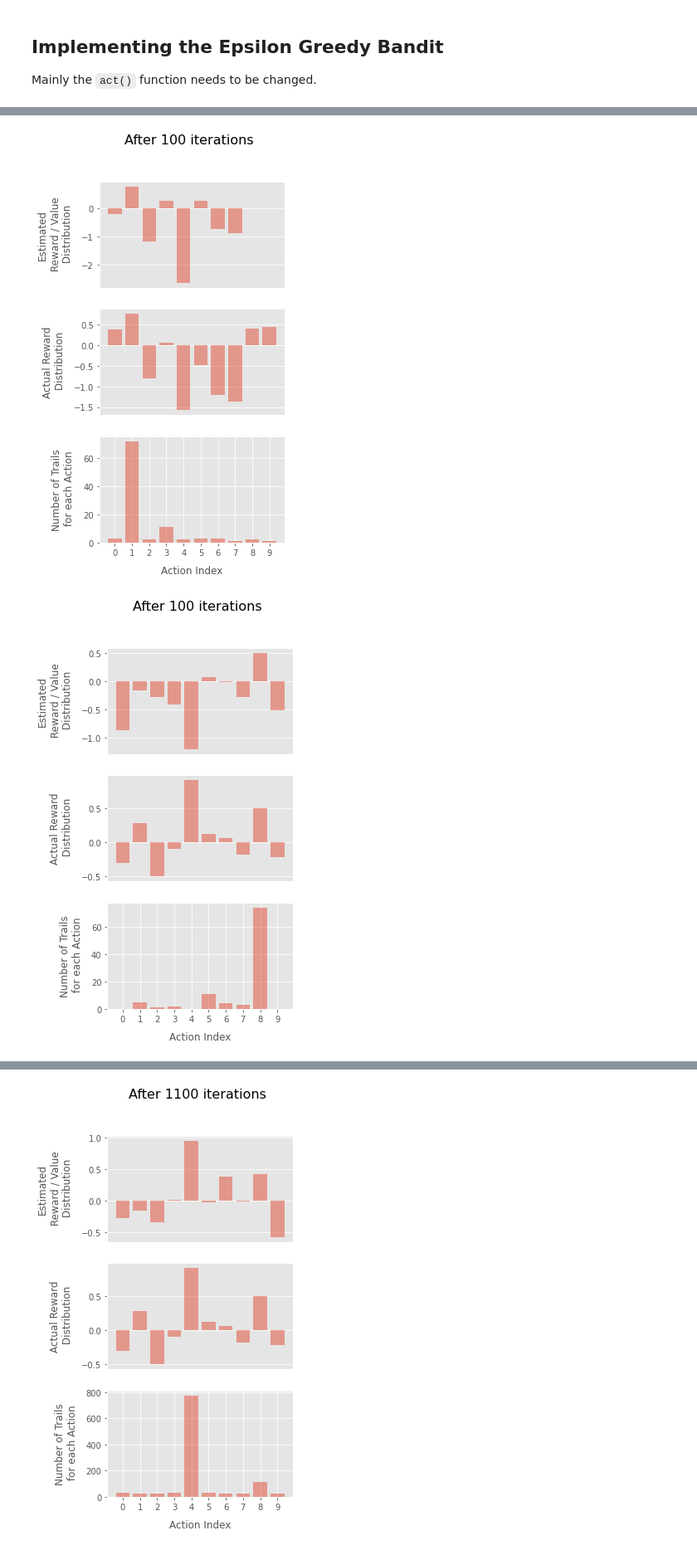
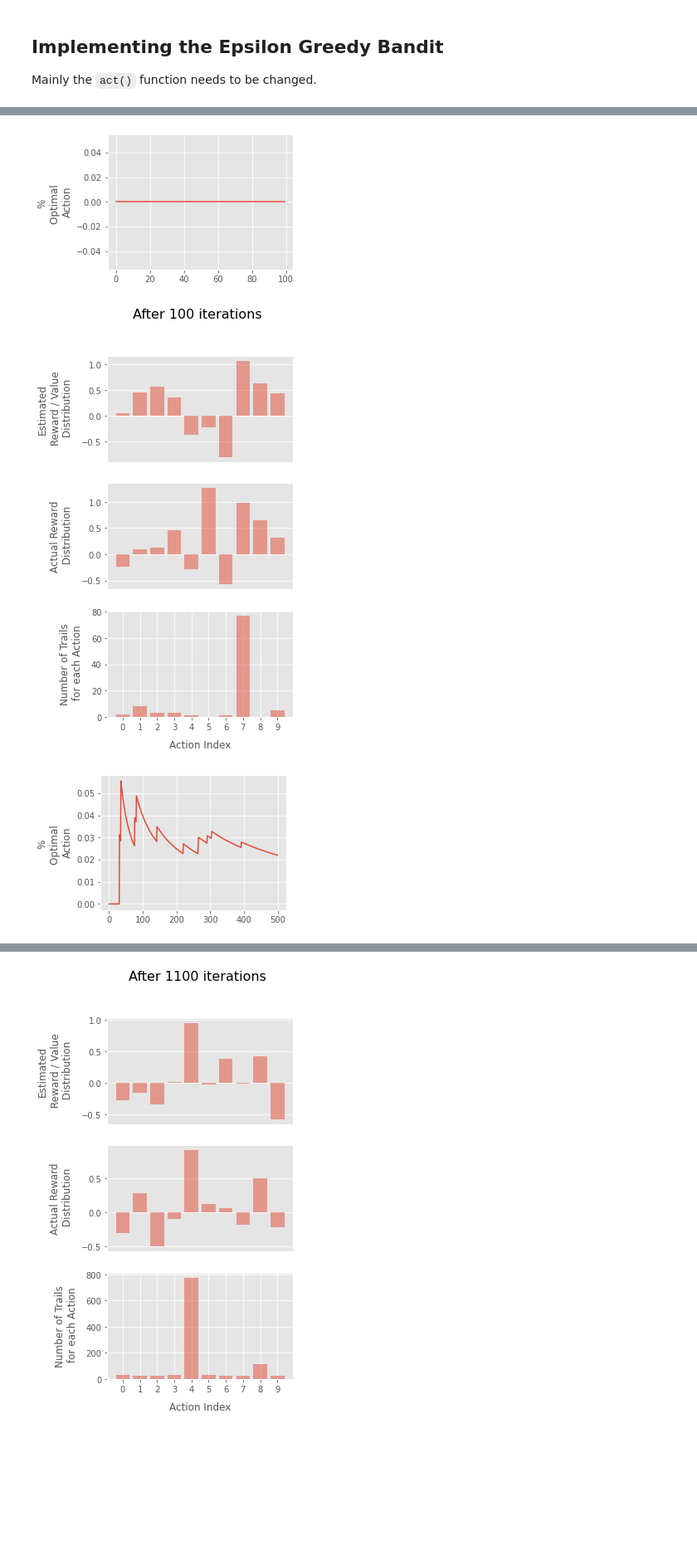
Before and after one commit to yasserius-ml/reinforment_learning_sutton_barto, a Jupyter notebook: Ch_2_MultiArm_Bandits.ipynb, the cells around one changed output, grey strips where cells are left out. Shown at 83% size. Cells and saved outputs as stored; diff of their text form; code cells hidden in the pictures; blank space fills up the shorter version.

Commit message:
Added plot for percentage optimal action occurance

```diff
--- a/Ch_2_MultiArm_Bandits.ipynb
+++ b/Ch_2_MultiArm_Bandits.ipynb
@@ -83,3 +85,12 @@ def update_estimate(reward, action, Q_a):
+# %%
+optimal_action_percentages = []
+
+def record_optimal_action_percentage(Q_actual, N_a):
+  optimal_action = np.argmax(Q_actual)
+
+  percent = N_a[optimal_action] / N_a.sum()
+
+  optimal_action_percentages.append(percent)
 # %% [markdown]
 ## Running 100 trails of the bandit and learning
 # %%
@@ -87,6 +98,7 @@ for _ in range(100):
   action = np.argmax(Q_a)
   reward = bandit(action)
   N_a[action] += 1
+  record_optimal_action_percentage(Q_actual, N_a)
   Q_a = update_estimate(reward, action, Q_a)
 
 print(Q_actual)
@@ -147,6 +169,7 @@ class GreedyBandit:
     self.N_a = np.zeros(k)
     self.q_actual_offset = q_actual_offset
     self.q_init = q_init
+    self.optimal_action_percentages = []
 
     self.reset()
 
@@ -154,6 +177,7 @@ class GreedyBandit:
     self.Q_a = np.random.randn(self.k) + self.q_init
     self.Q_actual = np.random.randn(self.k) + self.q_actual_offset
     self.N_a = np.zeros(self.k)
+    self.optimal_action_percentages = []
 
   def bandit(self, action):
     return np.random.randn() + self.Q_actual[action]
@@ -166,12 +190,30 @@ class GreedyBandit:
       action = np.argmax(self.Q_a)
       reward = self.bandit(action)
       self.N_a[action] += 1
+      self.record_optimal_action_percentage()
       self.update_q(reward, action)
 
   def state(self):
     print("Number of times each action is taken: \n", self.N_a)
     print("Expected reward (value): \n", self.Q_a)
     print("Actual Reward Distribution Mean: \n", self.Q_actual)
+
+  def record_optimal_action_percentage(self):
+    optimal_action = np.argmax(self.Q_actual)
+
+    percent = self.N_a[optimal_action] / self.N_a.sum() * 100
+
+    self.optimal_action_percentages.append(percent)
+
+  def plot_optimal_action_percentages(self):
+    import matplotlib.pyplot as plt
+
+    with plt.style.context('ggplot'):
+      fig = plt.figure(figsize=(8, 4))
+
+      plt.plot(self.optimal_action_percentages)
+      plt.ylabel('% Optimal Action')
+      plt.show()
 
   def plot_q_comparison(self):
     import matplotlib.pyplot as plt
@@ -270,6 +312,7 @@ class EpsilonGreedyBandit(GreedyBandit):
 
       reward = self.bandit(action)
       self.N_a[action] += 1
+      self.record_optimal_action_percentage()
       self.update_q(reward, action)
 # %%
 eps_bandit = EpsilonGreedyBandit(k=10, epsilon=0.1)
@@ -300,11 +343,15 @@ Actual Reward Distribution Mean:
+# %%
+eps_bandit.plot_optimal_action_percentages()
+# %% [output]
+[figure, added]
 # %%
 eps_bandit.plot_q_comparison()
 # %% [output]
-[figure, old version]
+[figure, new version]
 # %%
 eps_bandit2 = EpsilonGreedyBandit(k=10, epsilon=0.2)
 
-eps_bandit2.act(100)
-eps_bandit2.plot_q_comparison()
+eps_bandit2.act(500)
+eps_bandit2.plot_optimal_action_percentages()
 # %% [output]
-[figure, old version]
+[figure, new version]
```
Also changed, not shown: parts of 12 cells of this notebook.
